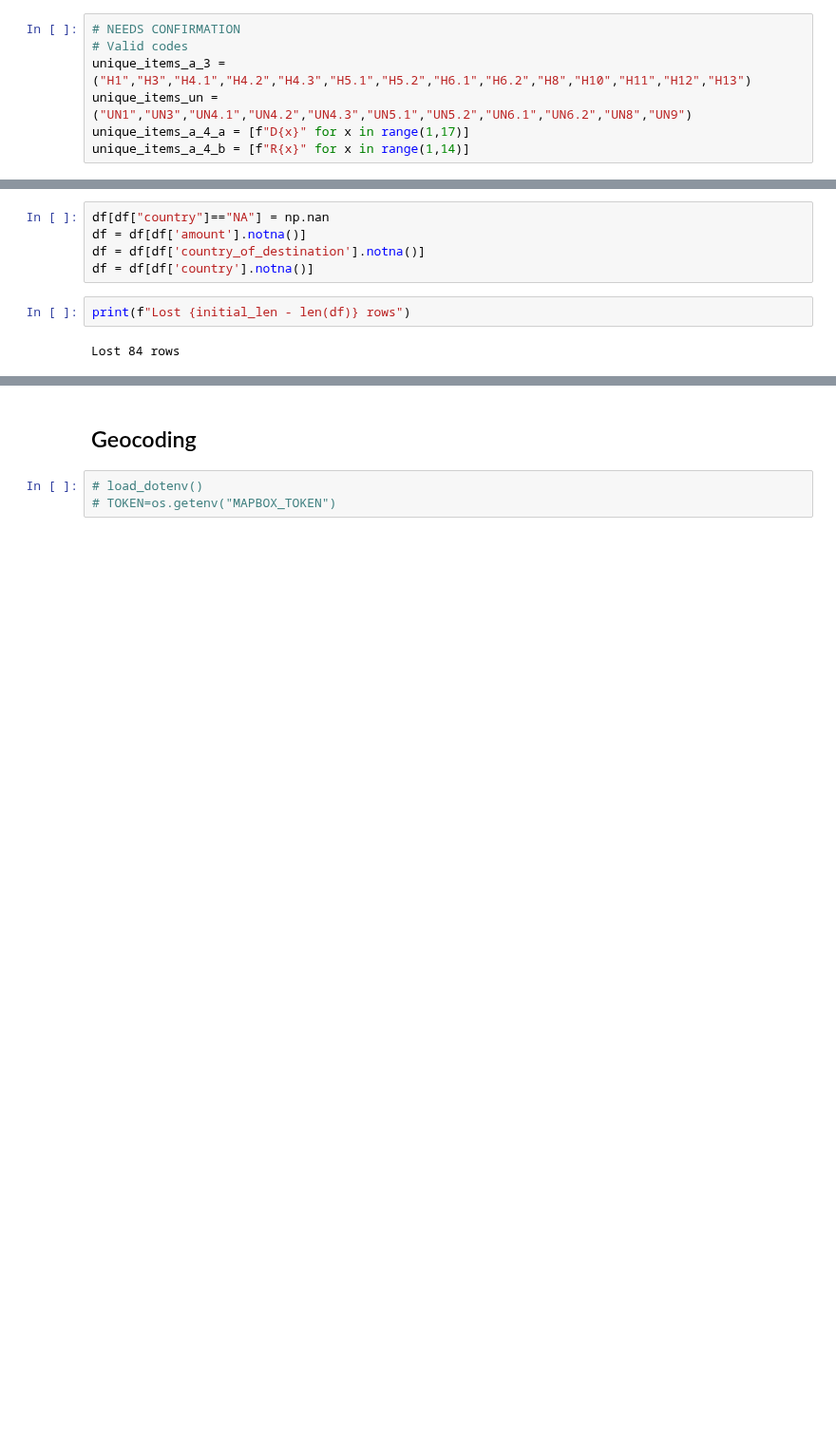
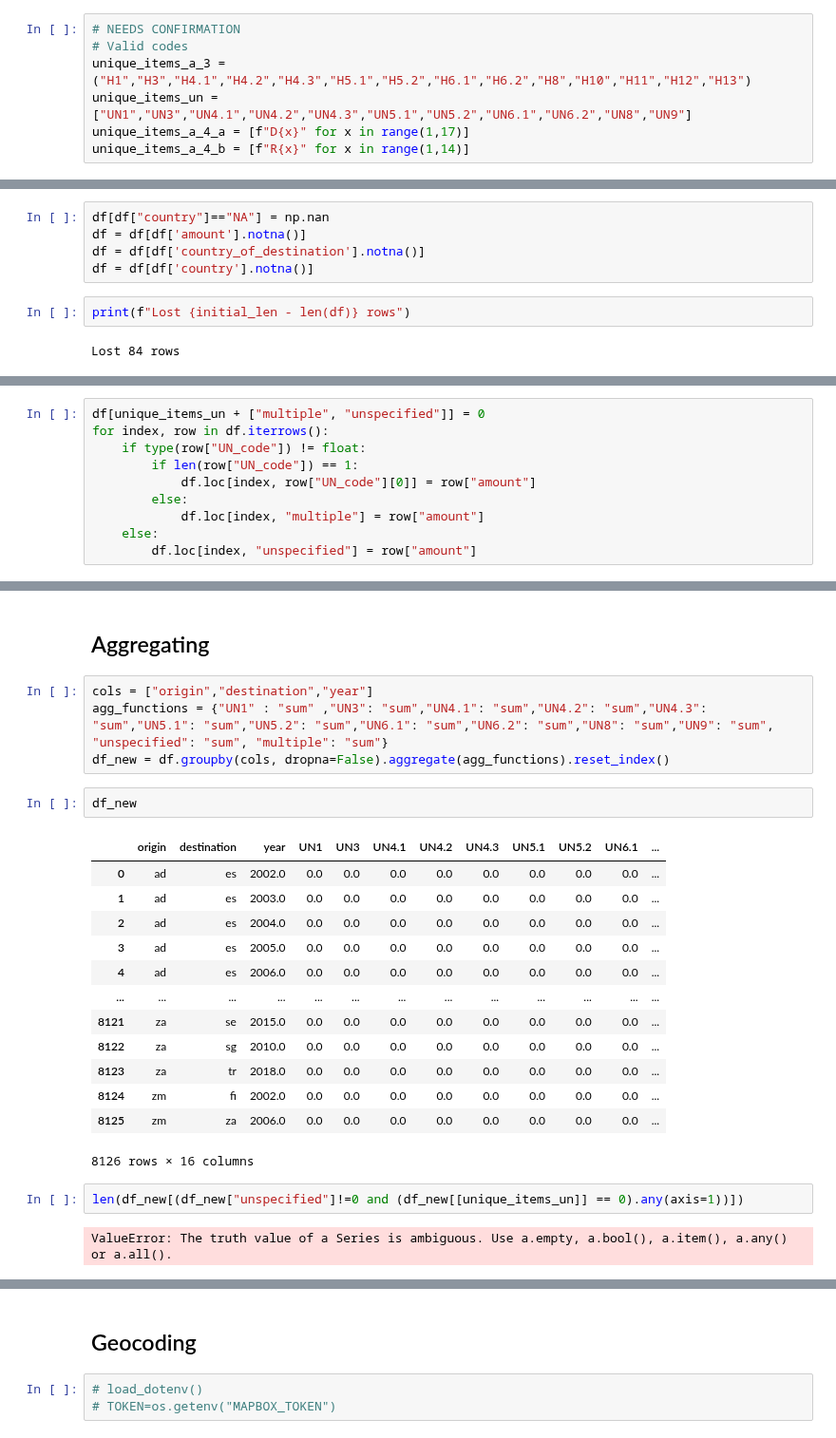
Before and after one commit to jstet/Basel_Convention_Scraper, a Jupyter notebook: data_processing/processing.ipynb, the cells around one changed output, grey strips where cells are left out. Shown at 95% size. Cells and saved outputs as stored; diff of their text form; blank space fills up the shorter version.

```diff
--- a/data_processing/processing.ipynb
+++ b/data_processing/processing.ipynb
@@ -117,7 +134,7 @@ YU
 # NEEDS CONFIRMATION
 # Valid codes
 unique_items_a_3 = ("H1","H3","H4.1","H4.2","H4.3","H5.1","H5.2","H6.1","H6.2","H8","H10","H11","H12","H13")
-unique_items_un = ("UN1","UN3","UN4.1","UN4.2","UN4.3","UN5.1","UN5.2","UN6.1","UN6.2","UN8","UN9")
+unique_items_un = ["UN1","UN3","UN4.1","UN4.2","UN4.3","UN5.1","UN5.2","UN6.1","UN6.2","UN8","UN9"]
 unique_items_a_4_a = [f"D{x}" for x in range(1,17)]
 unique_items_a_4_b = [f"R{x}" for x in range(1,14)]
 # %%
@@ -314,0 +316,10 @@ print(f" after processing {int(missing_value_df.iloc[[3]].missing) - initial_ann
+# %%
+df[unique_items_un + ["multiple", "unspecified"]] = 0
+for index, row in df.iterrows():
+    if type(row["UN_code"]) != float:
+        if len(row["UN_code"]) == 1:
+            df.loc[index, row["UN_code"][0]] = row["amount"]
+        else:
+            df.loc[index, "multiple"] = row["amount"]
+    else:
+        df.loc[index, "unspecified"] = row["amount"]
@@ -314,0 +346,26 @@ print(f" after processing {int(missing_value_df.iloc[[3]].missing) - initial_ann
+# %% [markdown]
+## Aggregating
+# %%
+cols = ["origin","destination","year"]
+agg_functions = {"UN1" : "sum" ,"UN3": "sum","UN4.1": "sum","UN4.2": "sum","UN4.3": "sum","UN5.1": "sum","UN5.2": "sum","UN6.1": "sum","UN6.2": "sum","UN8": "sum","UN9": "sum", "unspecified": "sum", "multiple": "sum"}
+df_new = df.groupby(cols, dropna=False).aggregate(agg_functions).reset_index()
+# %%
+df_new
+# %% [output]
+|  | origin | destination | year | UN1 | UN3 | UN4.1 | UN4.2 | UN4.3 | UN5.1 | UN5.2 | UN6.1 | ... |
+| 0 | ad | es | 2002.0 | 0.0 | 0.0 | 0.0 | 0.0 | 0.0 | 0.0 | 0.0 | 0.0 | ... |
+| 1 | ad | es | 2003.0 | 0.0 | 0.0 | 0.0 | 0.0 | 0.0 | 0.0 | 0.0 | 0.0 | ... |
+| 2 | ad | es | 2004.0 | 0.0 | 0.0 | 0.0 | 0.0 | 0.0 | 0.0 | 0.0 | 0.0 | ... |
+| 3 | ad | es | 2005.0 | 0.0 | 0.0 | 0.0 | 0.0 | 0.0 | 0.0 | 0.0 | 0.0 | ... |
+| 4 | ad | es | 2006.0 | 0.0 | 0.0 | 0.0 | 0.0 | 0.0 | 0.0 | 0.0 | 0.0 | ... |
+| ... | ... | ... | ... | ... | ... | ... | ... | ... | ... | ... | ... | ... |
+| 8121 | za | se | 2015.0 | 0.0 | 0.0 | 0.0 | 0.0 | 0.0 | 0.0 | 0.0 | 0.0 | ... |
+| 8122 | za | sg | 2010.0 | 0.0 | 0.0 | 0.0 | 0.0 | 0.0 | 0.0 | 0.0 | 0.0 | ... |
+| 8123 | za | tr | 2018.0 | 0.0 | 0.0 | 0.0 | 0.0 | 0.0 | 0.0 | 0.0 | 0.0 | ... |
+| 8124 | zm | fi | 2002.0 | 0.0 | 0.0 | 0.0 | 0.0 | 0.0 | 0.0 | 0.0 | 0.0 | ... |
+| 8125 | zm | za | 2006.0 | 0.0 | 0.0 | 0.0 | 0.0 | 0.0 | 0.0 | 0.0 | 0.0 | ... |
+8126 rows × 16 columns
+# %%
+len(df_new[(df_new["unspecified"]!=0 and (df_new[[unique_items_un]] == 0).any(axis=1))])
+# %% [output]
+ValueError: The truth value of a Series is ambiguous. Use a.empty, a.bool(), a.item(), a.any() or a.all().
```
Also changed, not shown: parts of 26 cells of this notebook, 1 other file.
